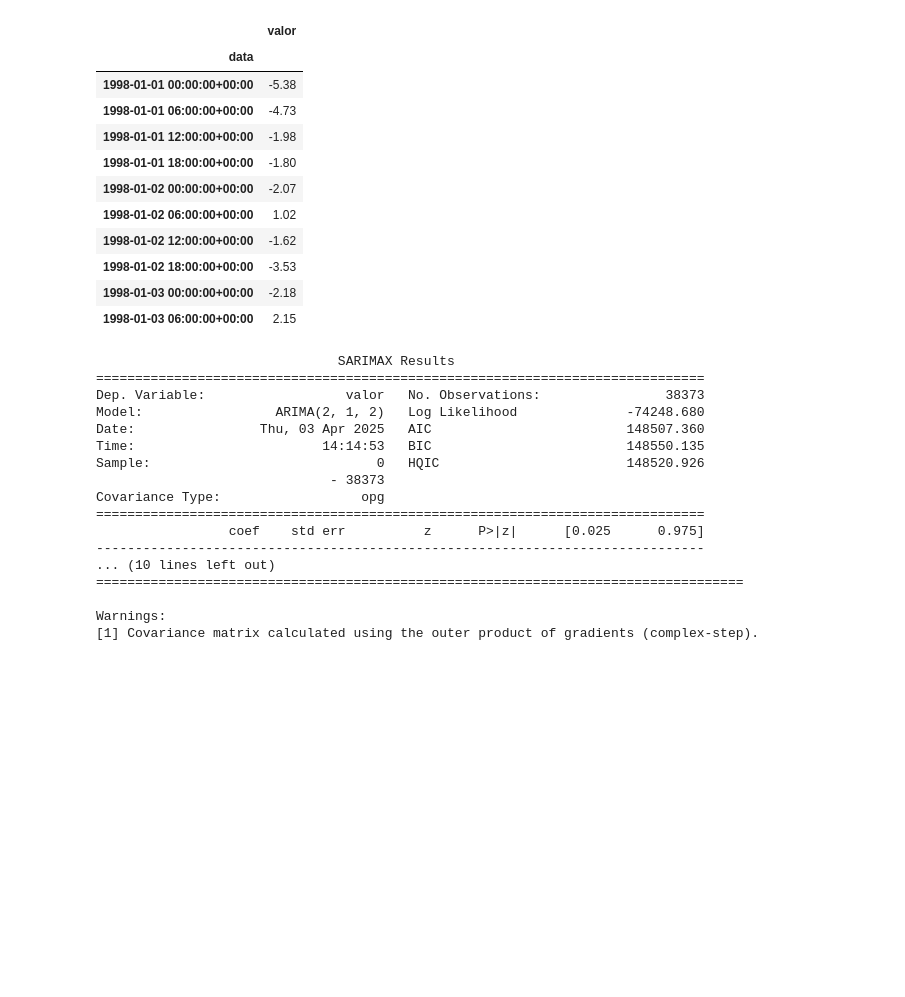
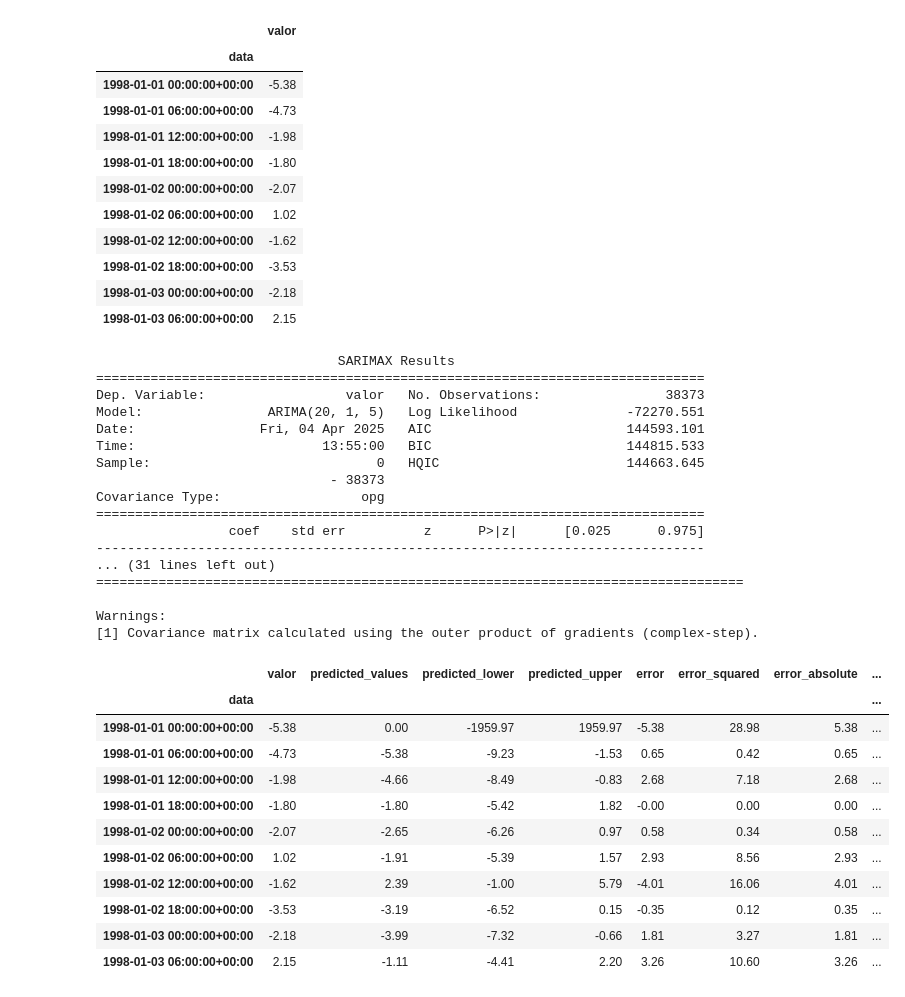
Before and after one commit to Paurro/TFM_SCM_Temperature_Forecasting_ML, a Jupyter notebook: models_prediccio/forecast_primers_casos/arima_model.ipynb, the cells around one changed output. Cells and saved outputs as stored; diff of their text form; code cells hidden in the pictures; blank space fills up the shorter version.

```diff
--- a/models_prediccio/forecast_primers_casos/arima_model.ipynb
+++ b/models_prediccio/forecast_primers_casos/arima_model.ipynb
@@ -147,9 +134,9 @@ from statsmodels.tsa.arima.model import ARIMA
 
 
 # Definim els paràmetres p, d i q
-p = 2  # Ordre de l'auto-regressió
+p = 5*4  # Ordre de l'auto-regressió
 d = 1  # Ordre de la diferenciació
-q = 2  # Ordre de la mitjana mòbil
+q = 5  # Ordre de la mitjana mòbil
 
 # Creem el model ARIMA
 model = ARIMA(data['valor'], order=(p, d, q))
@@ -163,18 +150,60 @@ print(model.summary())
                                SARIMAX Results
 ==============================================================================
 Dep. Variable:                  valor   No. Observations:                38373
-Model:                 ARIMA(2, 1, 2)   Log Likelihood              -74248.680
-Date:                Thu, 03 Apr 2025   AIC                         148507.360
-Time:                        14:14:53   BIC                         148550.135
-Sample:                             0   HQIC                        148520.926
+Model:                ARIMA(20, 1, 5)   Log Likelihood              -72270.551
+Date:                Fri, 04 Apr 2025   AIC                         144593.101
+Time:                        13:55:00   BIC                         144815.533
+Sample:                             0   HQIC                        144663.645
                               - 38373
 Covariance Type:                  opg
 ==============================================================================
                  coef    std err          z      P>|z|      [0.025      0.975]
 ------------------------------------------------------------------------------
-... (10 lines left out)
+... (31 lines left out)
 ===================================================================================
 
 Warnings:
 [1] Covariance matrix calculated using the outer product of gradients (complex-step).
+# %%
+# Predicció de tota la serie temporal
+
+# Realitzem la predicció
+# Funcio get_prediction() retorna un objecte PredictionResults on tambe s'inclouen els intervals de confiança i altres estadístiques
+# Si nomes volguessim la predicció, podríem utilitzar la funció predict() que retorna un array amb les prediccions
+predictions = model.get_prediction(start=data.index[0], end=data.index[-1], dynamic=False)
+
+# Obtenim les prediccions i els intervals de confiança a partir de l'objecte PredictionResults
+predicted_value = predictions.predicted_mean # Predicció
+conf_int = predictions.conf_int() # Interval de confiança
+
+# Afegir les prediccions al dataframe original en una columna nova
+data['predicted_values'] = predicted_value
+data['predicted_lower'] = conf_int['lower valor']
+data['predicted_upper'] = conf_int['upper valor']
+
+# afegim columna de error
+data['error'] = data['valor'] - data['predicted_values']
+# afegim columna de error quadrat
+data['error_squared'] = data['error'] ** 2
+# afegim columna de error absolut
+data['error_absolute'] = data['error'].abs()
+# afegim columna de error absolut quadrat
+data['error_absolute_squared'] = data['error_absolute'] ** 2
+
+
+# Mostrem les primeres files del dataframe amb les prediccions
+data.head(10)
+# %% [output]
+|  | valor | predicted_values | predicted_lower | predicted_upper | error | error_squared | error_absolute | ... |
+| data |  |  |  |  |  |  |  | ... |
+| 1998-01-01 00:00:00+00:00 | -5.38 | 0.00 | -1959.97 | 1959.97 | -5.38 | 28.98 | 5.38 | ... |
+| 1998-01-01 06:00:00+00:00 | -4.73 | -5.38 | -9.23 | -1.53 | 0.65 | 0.42 | 0.65 | ... |
+| 1998-01-01 12:00:00+00:00 | -1.98 | -4.66 | -8.49 | -0.83 | 2.68 | 7.18 | 2.68 | ... |
+| 1998-01-01 18:00:00+00:00 | -1.80 | -1.80 | -5.42 | 1.82 | -0.00 | 0.00 | 0.00 | ... |
+| 1998-01-02 00:00:00+00:00 | -2.07 | -2.65 | -6.26 | 0.97 | 0.58 | 0.34 | 0.58 | ... |
+| 1998-01-02 06:00:00+00:00 | 1.02 | -1.91 | -5.39 | 1.57 | 2.93 | 8.56 | 2.93 | ... |
+| 1998-01-02 12:00:00+00:00 | -1.62 | 2.39 | -1.00 | 5.79 | -4.01 | 16.06 | 4.01 | ... |
+| 1998-01-02 18:00:00+00:00 | -3.53 | -3.19 | -6.52 | 0.15 | -0.35 | 0.12 | 0.35 | ... |
+| 1998-01-03 00:00:00+00:00 | -2.18 | -3.99 | -7.32 | -0.66 | 1.81 | 3.27 | 1.81 | ... |
+| 1998-01-03 06:00:00+00:00 | 2.15 | -1.11 | -4.41 | 2.20 | 3.26 | 10.60 | 3.26 | ... |
 # %%
```
Also changed, not shown: parts of 10 cells of this notebook.
